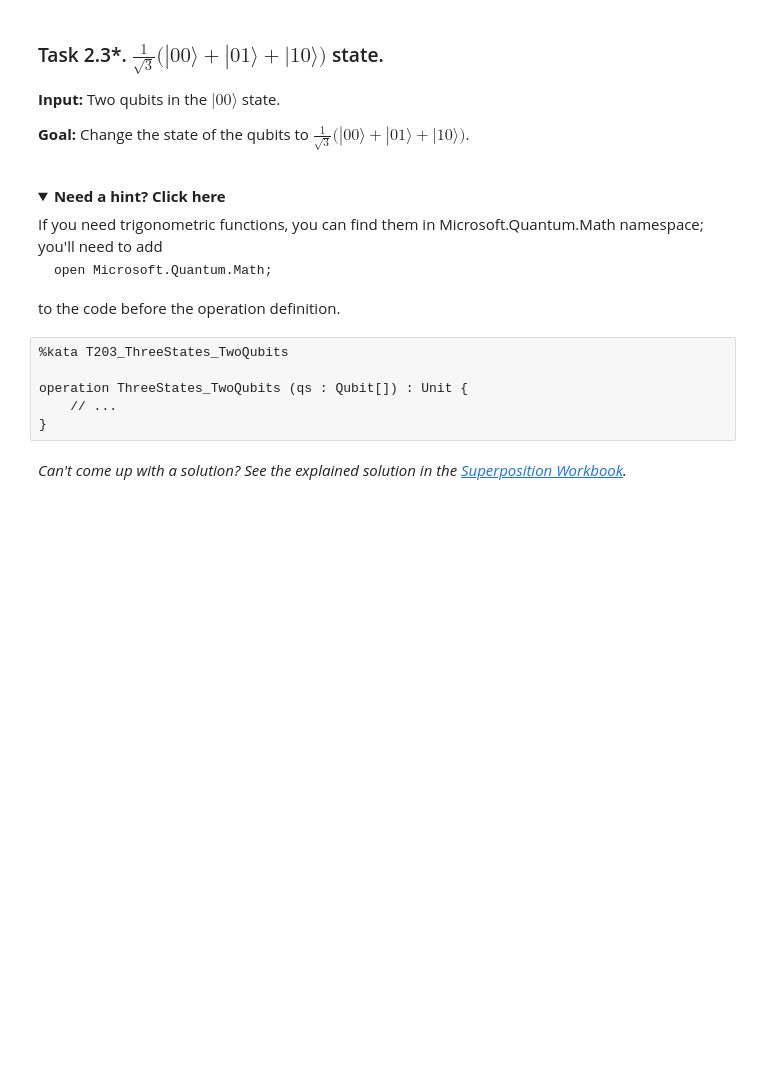
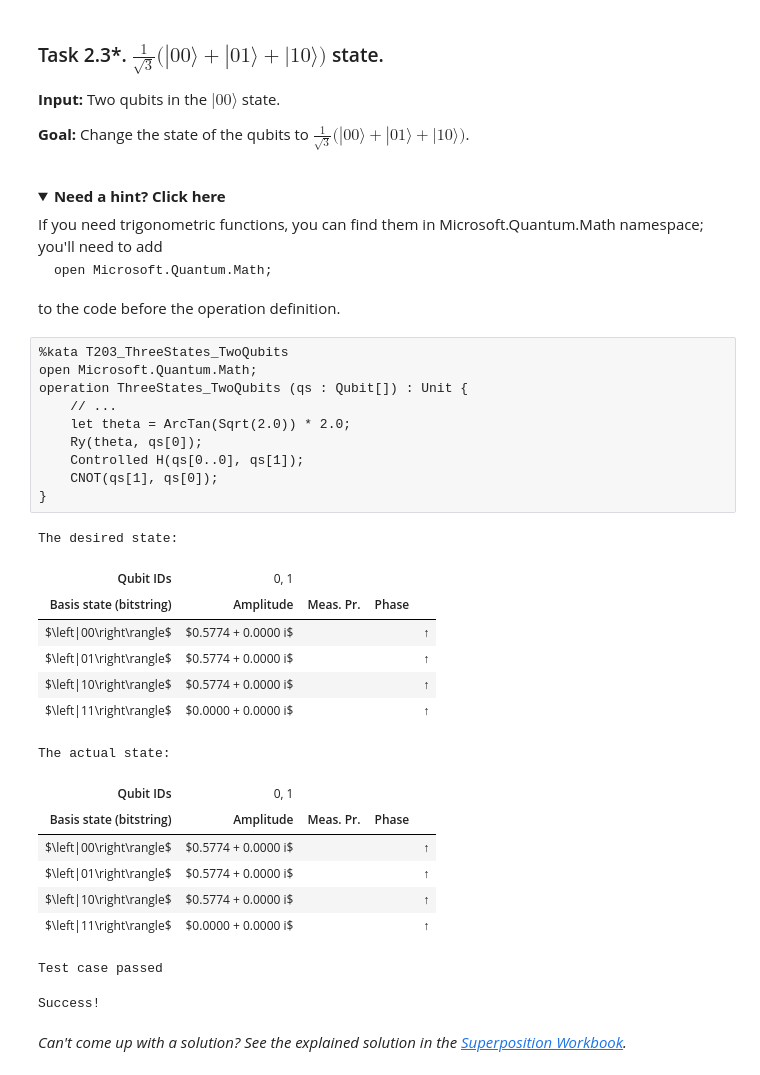
Before and after one commit to ToCkie/QuantumKatas, a Jupyter notebook: Superposition/Superposition.ipynb, the cells around one changed output. Saved outputs shown, nothing was run; the diff lists cells and outputs as text; folded sections open; blank space fills up the shorter version.

```diff
--- a/Superposition/Superposition.ipynb
+++ b/Superposition/Superposition.ipynb
@@ -853,12 +927,33 @@ operation ControlledRotation (qs : Qubit[]) : Unit {
   <summary><b>Need a hint? Click here</b></summary>
   If you need trigonometric functions, you can find them in Microsoft.Quantum.Math namespace; you'll need to add <pre>open Microsoft.Quantum.Math;</pre> to the code before the operation definition.
 </details>
-# %%
-%kata T203_ThreeStates_TwoQubits
-
-operation ThreeStates_TwoQubits (qs : Qubit[]) : Unit {
-    // ...
-}
+# %%
+%kata T203_ThreeStates_TwoQubits
+open Microsoft.Quantum.Math;
+operation ThreeStates_TwoQubits (qs : Qubit[]) : Unit {
+    // ...
+    let theta = ArcTan(Sqrt(2.0)) * 2.0;
+    Ry(theta, qs[0]);
+    Controlled H(qs[0..0], qs[1]);
+    CNOT(qs[1], qs[0]);
+}
+# %% [output]
+The desired state:
+| Qubit IDs | 0, 1 |
+| Basis state (bitstring) | Amplitude | Meas. Pr. | Phase |
+| $\left|00\right\rangle$ | $0.5774 + 0.0000 i$ |  |  | ↑ |
+| $\left|01\right\rangle$ | $0.5774 + 0.0000 i$ |  |  | ↑ |
+| $\left|10\right\rangle$ | $0.5774 + 0.0000 i$ |  |  | ↑ |
+| $\left|11\right\rangle$ | $0.0000 + 0.0000 i$ |  |  | ↑ |
+The actual state:
+| Qubit IDs | 0, 1 |
+| Basis state (bitstring) | Amplitude | Meas. Pr. | Phase |
+| $\left|00\right\rangle$ | $0.5774 + 0.0000 i$ |  |  | ↑ |
+| $\left|01\right\rangle$ | $0.5774 + 0.0000 i$ |  |  | ↑ |
+| $\left|10\right\rangle$ | $0.5774 + 0.0000 i$ |  |  | ↑ |
+| $\left|11\right\rangle$ | $0.0000 + 0.0000 i$ |  |  | ↑ |
+Test case passed
+Success!
 # %% [markdown]
 *Can't come up with a solution? See the explained solution in the [Superposition Workbook](./Workbook_Superposition_Part2.ipynb#threestates-twoqubits).*
 # %% [markdown]
```
Also changed, not shown: parts of 14 cells of this notebook, 6 other files.
